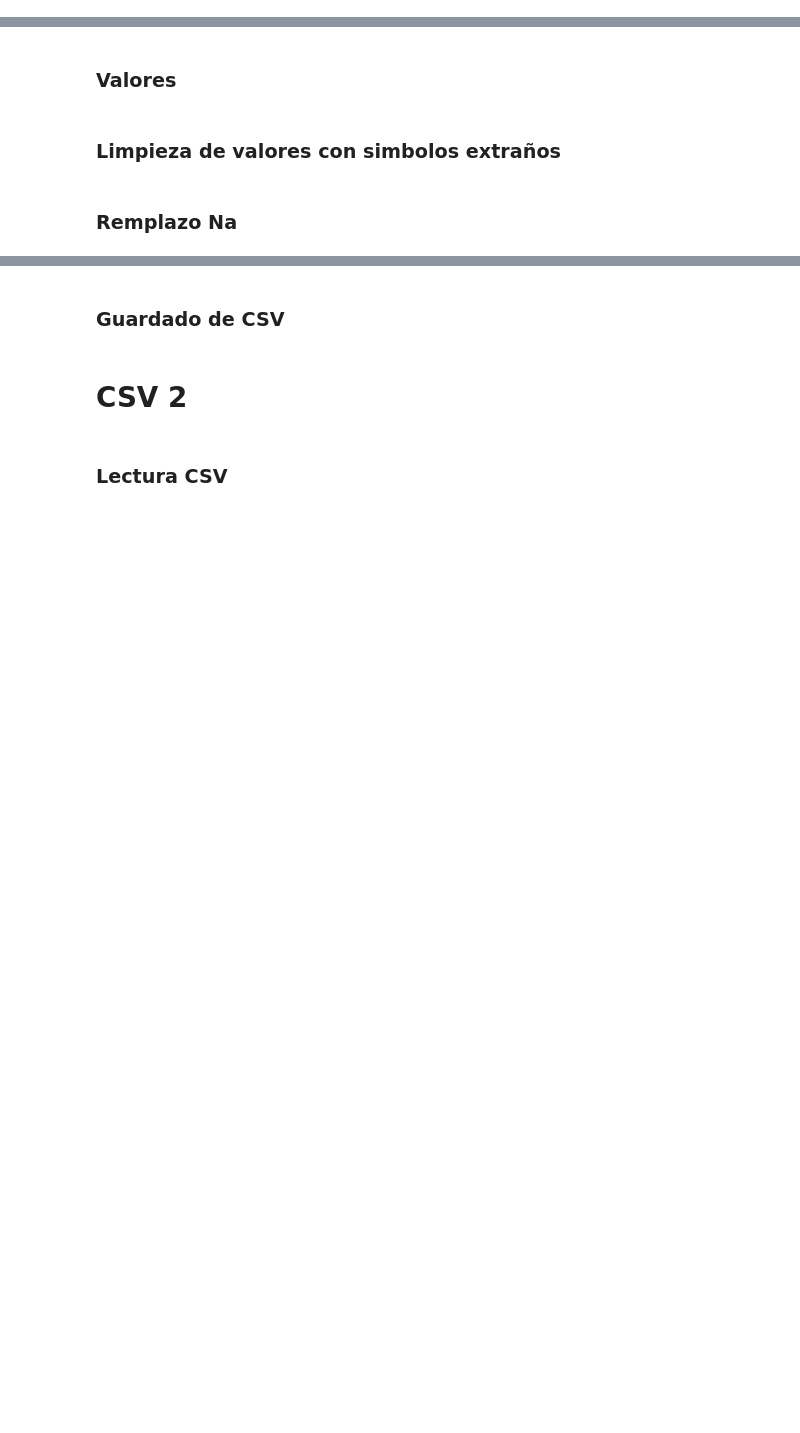
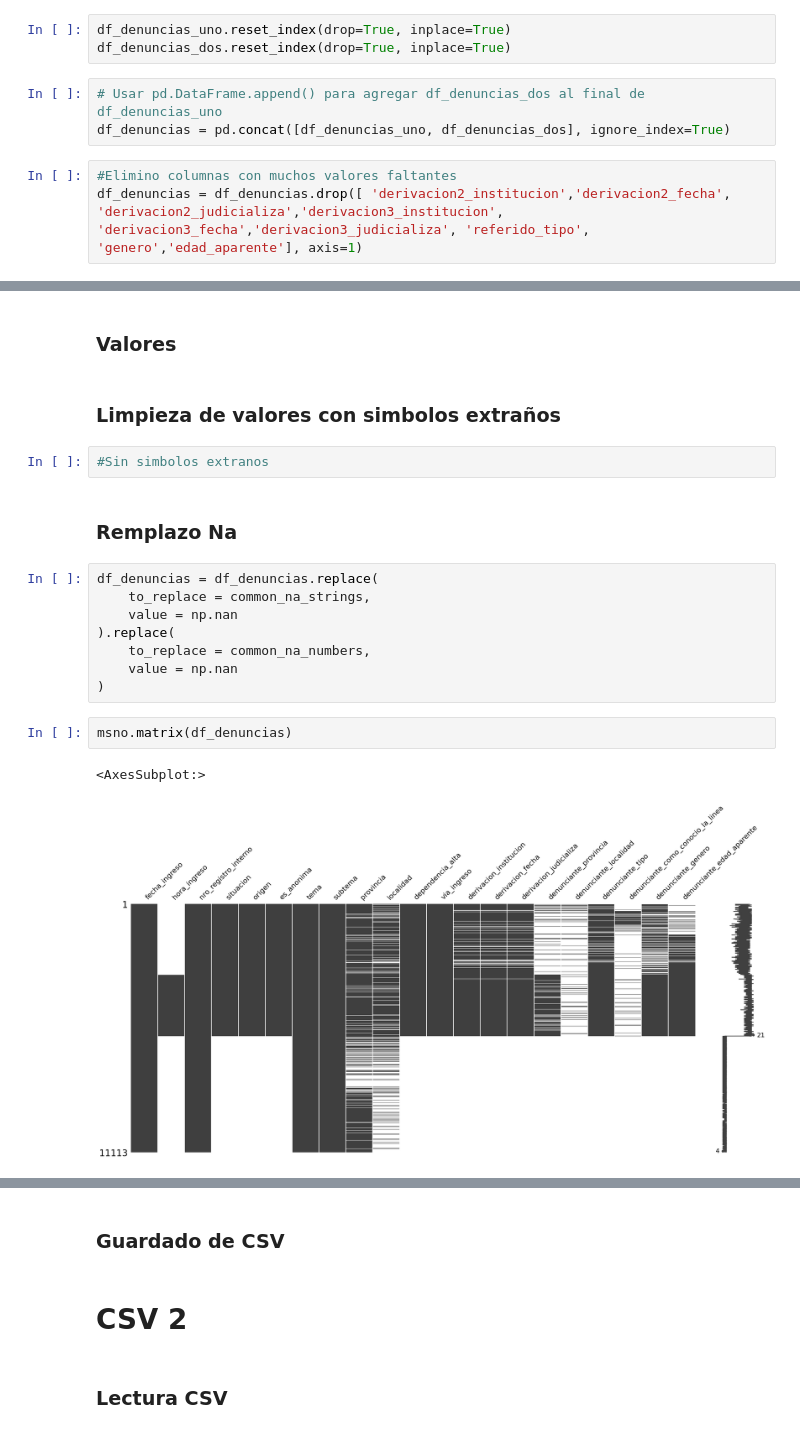
Before and after one commit to ianCristianAriel/2022-Argentina-trata-de-persona, a Jupyter notebook: notebooks/01_limpieza.ipynb, the cells around one changed output, grey strips where cells are left out. Drawn from its saved outputs; the diff is of its cells as text; blank space fills up the shorter version.

```diff
--- a/notebooks/01_limpieza.ipynb
+++ b/notebooks/01_limpieza.ipynb
@@ -45,0 +60,9 @@ common_na_numbers = (-9, -99, -999, -9999, 9999, 66, 77, 88, -1)
+# %%
+df_denuncias_uno.reset_index(drop=True, inplace=True)
+df_denuncias_dos.reset_index(drop=True, inplace=True)
+# %%
+# Usar pd.DataFrame.append() para agregar df_denuncias_dos al final de df_denuncias_uno
+df_denuncias = pd.concat([df_denuncias_uno, df_denuncias_dos], ignore_index=True)
+# %%
+#Elimino columnas con muchos valores faltantes
+df_denuncias = df_denuncias.drop([ 'derivacion2_institucion','derivacion2_fecha', 'derivacion2_judicializa','derivacion3_institucion', 'derivacion3_fecha','derivacion3_judicializa', 'referido_tipo', 'genero','edad_aparente'], axis=1)
@@ -47,5 +78,20 @@ common_na_numbers = (-9, -99, -999, -9999, 9999, 66, 77, 88, -1)
 ### Valores
 # %% [markdown]
 ### Limpieza de valores con simbolos extraños
+# %%
+#Sin simbolos extranos
 # %% [markdown]
 ### Remplazo Na
+# %%
+df_denuncias = df_denuncias.replace(
+    to_replace = common_na_strings,
+    value = np.nan
+).replace(
+    to_replace = common_na_numbers,
+    value = np.nan
+)
+# %%
+msno.matrix(df_denuncias)
+# %% [output]
+<AxesSubplot:>
+[figure, added]
```
Also changed, not shown: parts of 15 cells of this notebook.
